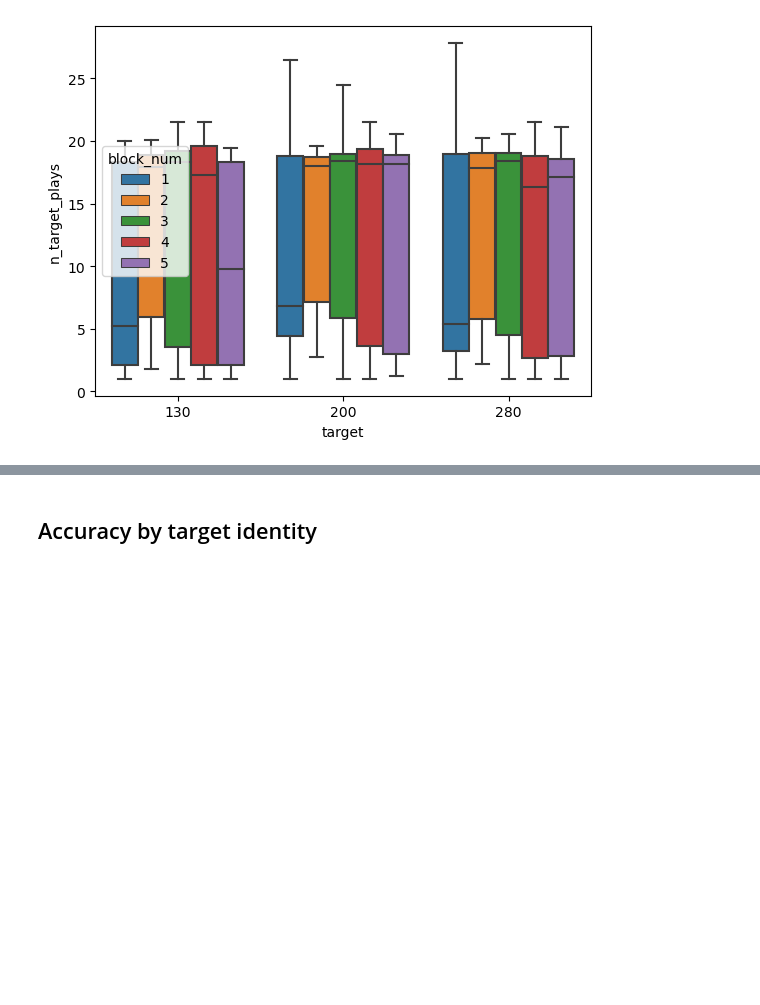
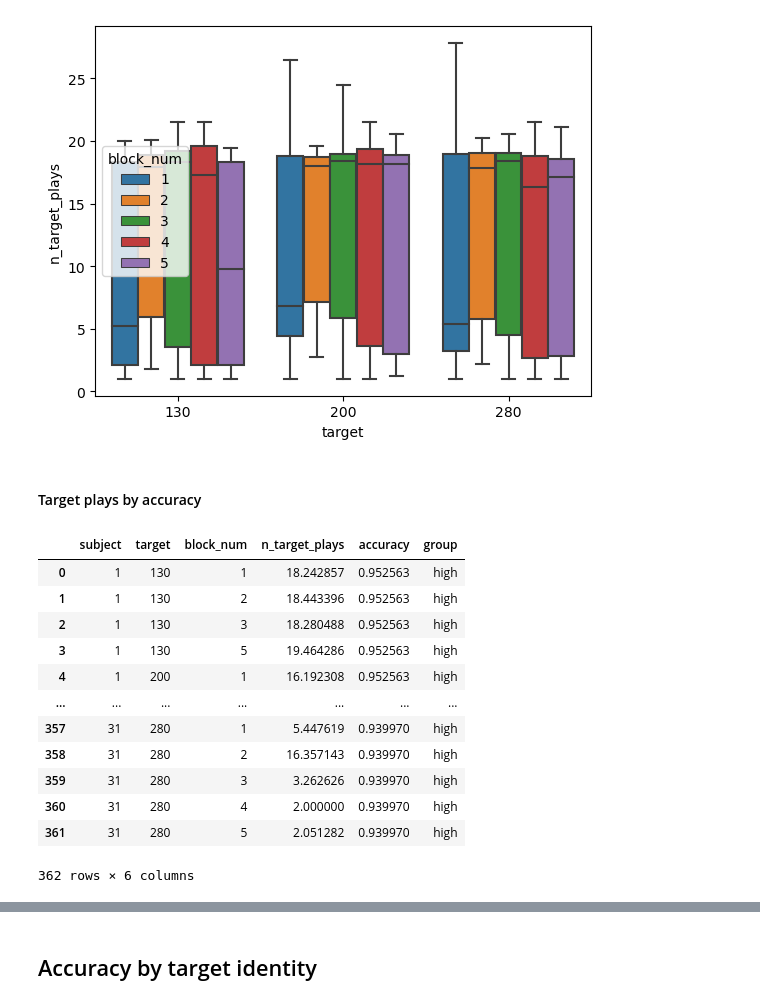
Before and after one commit to letitiayhho/tone-target-monitoring, a Jupyter notebook: analysis/accuracies.ipynb, the cells around one changed output, grey strips where cells are left out. Saved outputs shown, nothing was run; the diff lists cells and outputs as text; code cells hidden in the pictures; blank space fills up the shorter version.

```diff
--- a/analysis/accuracies.ipynb
+++ b/analysis/accuracies.ipynb
@@ -163,3 +172,30 @@ sns.boxplot(data = df_plays, x = 'target', y = 'n_target_plays', hue = 'block_nu
 # %% [output]
 <Axes: xlabel='target', ylabel='n_target_plays'>
 [figure]
+# %% [markdown]
+#### Target plays by accuracy
+# %%
+accuracy = pd.read_csv('accuracies.csv')
+med = accuracy.accuracy.median()
+accuracy['group'] = ['high' if score >= med else 'low' for score in accuracy.accuracy]
+
+# Add accuracy group to dataframe
+df_plays = df_plays.rename(columns = {'sub_num': 'subject'})
+accuracy = accuracy.rename(columns = {'sub_num': 'subject'})
+df_plays = df_plays.merge(accuracy, left_on = ["subject"], right_on = ["subject"])
+# np.unique(spectrums.subject)
+df_plays
+# %% [output]
+|  | subject | target | block_num | n_target_plays | accuracy | group |
+| 0 | 1 | 130 | 1 | 18.242857 | 0.952563 | high |
+| 1 | 1 | 130 | 2 | 18.443396 | 0.952563 | high |
+| 2 | 1 | 130 | 3 | 18.280488 | 0.952563 | high |
+| 3 | 1 | 130 | 5 | 19.464286 | 0.952563 | high |
+| 4 | 1 | 200 | 1 | 16.192308 | 0.952563 | high |
+| ... | ... | ... | ... | ... | ... | ... |
+| 357 | 31 | 280 | 1 | 5.447619 | 0.939970 | high |
+| 358 | 31 | 280 | 2 | 16.357143 | 0.939970 | high |
+| 359 | 31 | 280 | 3 | 3.262626 | 0.939970 | high |
+| 360 | 31 | 280 | 4 | 2.000000 | 0.939970 | high |
+| 361 | 31 | 280 | 5 | 2.051282 | 0.939970 | high |
+362 rows × 6 columns
```
Also changed, not shown: parts of 10 cells of this notebook.
